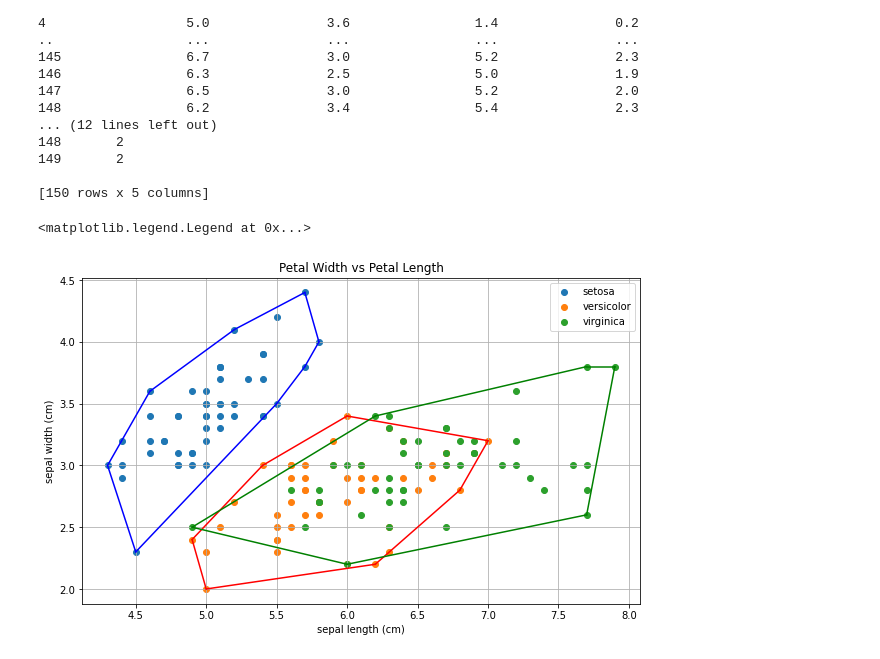
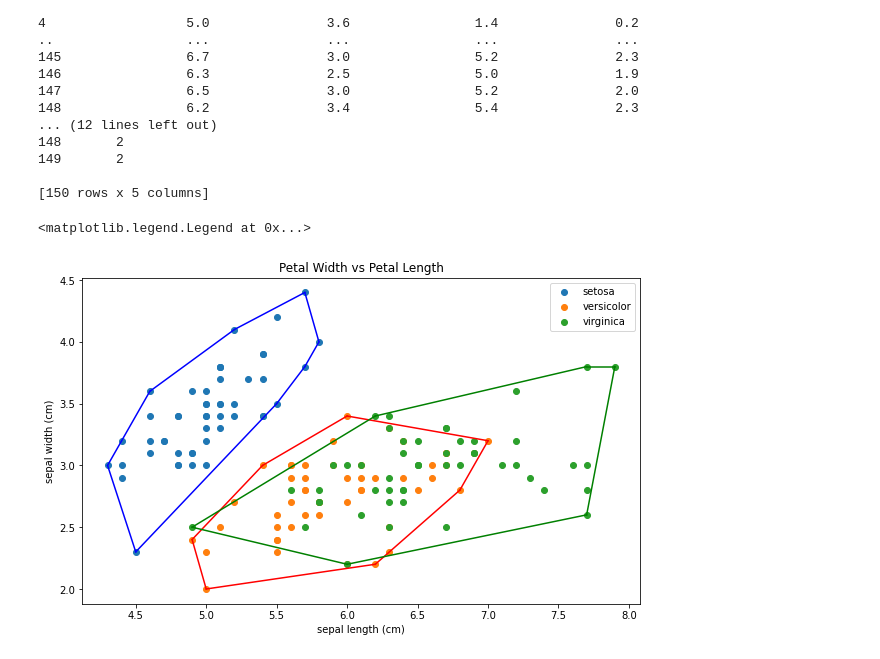
Before and after one commit to jasonk19/Tucil-Stima-2, a Jupyter notebook: src/main.ipynb, the cells around one changed output. Drawn from its saved outputs; the diff is of its cells as text; code cells hidden in the pictures.

```diff
--- a/src/main.ipynb
+++ b/src/main.ipynb
@@ -33,23 +33,22 @@ print(df)
 # %%
 plt.figure(figsize = (10, 6))
 colors = ['b','r','g']
 plt.title('Petal Width vs Petal Length')
 plt.xlabel(data.feature_names[0])
 plt.ylabel(data.feature_names[1])
 
 for i in range(len(data.target_names)):
   bucket = df[df['Target'] == i]
   bucket = bucket.iloc[:,[0,1]].values
   # bagian ini diganti dengan hasil implementasi ConvexHull Divide & Conquer
   hull = ConvexHull(bucket)
   plt.scatter(bucket[:, 0], bucket[:, 1], label=data.target_names[i])
 
   for simplex in hull.simplices:
     plt.plot(bucket[simplex, 0], bucket[simplex, 1], colors[i])
 
-plt.grid()
 plt.legend()
 # %% [output]
 <matplotlib.legend.Legend at 0x...>
-[figure, old version]
+[figure, new version]
 # %%
```
Also changed, not shown: parts of 2 cells of this notebook, 1 other file.
